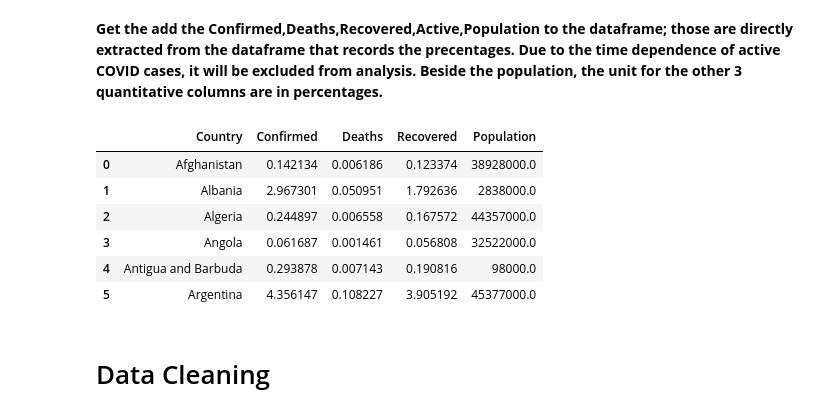
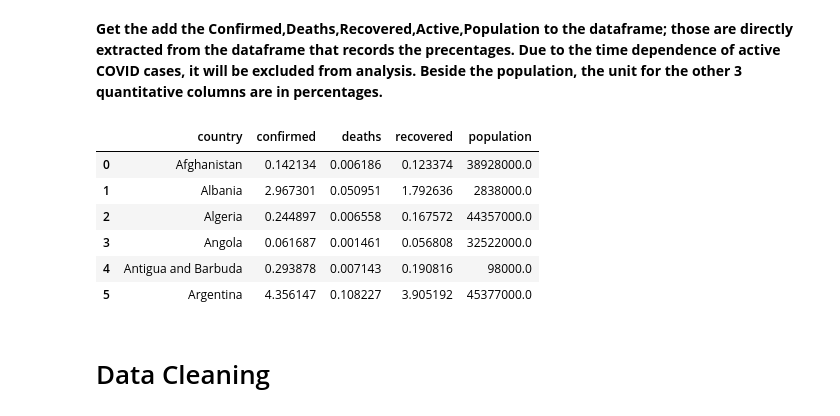
Before and after one commit to chwheo/cogs108-final-project, a Jupyter notebook: FinalProjectGroup061Sp22.ipynb, the cells around one changed output. Cells and saved outputs as stored; diff of their text form; code cells hidden in the pictures.

```diff
--- a/FinalProjectGroup061Sp22.ipynb
+++ b/FinalProjectGroup061Sp22.ipynb
@@ -89,9 +89,14 @@ import glob
 __Get the add the Confirmed,Deaths,Recovered,Active,Population to the dataframe; those are directly extracted from the dataframe that records the precentages. Due to the time dependence of active COVID cases, it will be excluded from analysis. Beside the population, the unit for the other 3 quantitative columns are in percentages.__
 # %%
 df_covid = pd.read_csv('Food_Supply_Quantity_kg_Data.csv',usecols=['Country','Confirmed','Deaths','Recovered','Population'])
+df_covid=df_covid.rename(columns={'Country':'country',
+                         'Confirmed':'confirmed',
+                         'Deaths':'deaths',
+                         'Recovered':'recovered',
+                         'Population':'population'})
 df_covid.head(6)
 # %% [output]
-|  | Country | Confirmed | Deaths | Recovered | Population |
+|  | country | confirmed | deaths | recovered | population |
 | 0 | Afghanistan | 0.142134 | 0.006186 | 0.123374 | 38928000.0 |
 | 1 | Albania | 2.967301 | 0.050951 | 1.792636 | 2838000.0 |
 | 2 | Algeria | 0.244897 | 0.006558 | 0.167572 | 44357000.0 |
```
Also changed, not shown: parts of 29 cells of this notebook.
